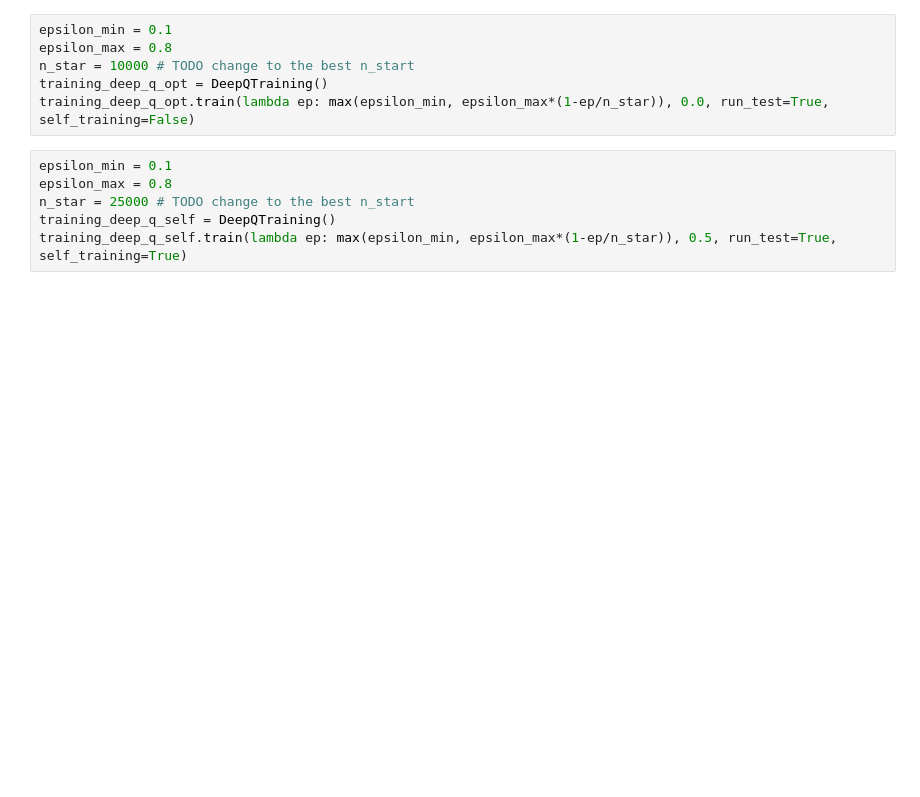
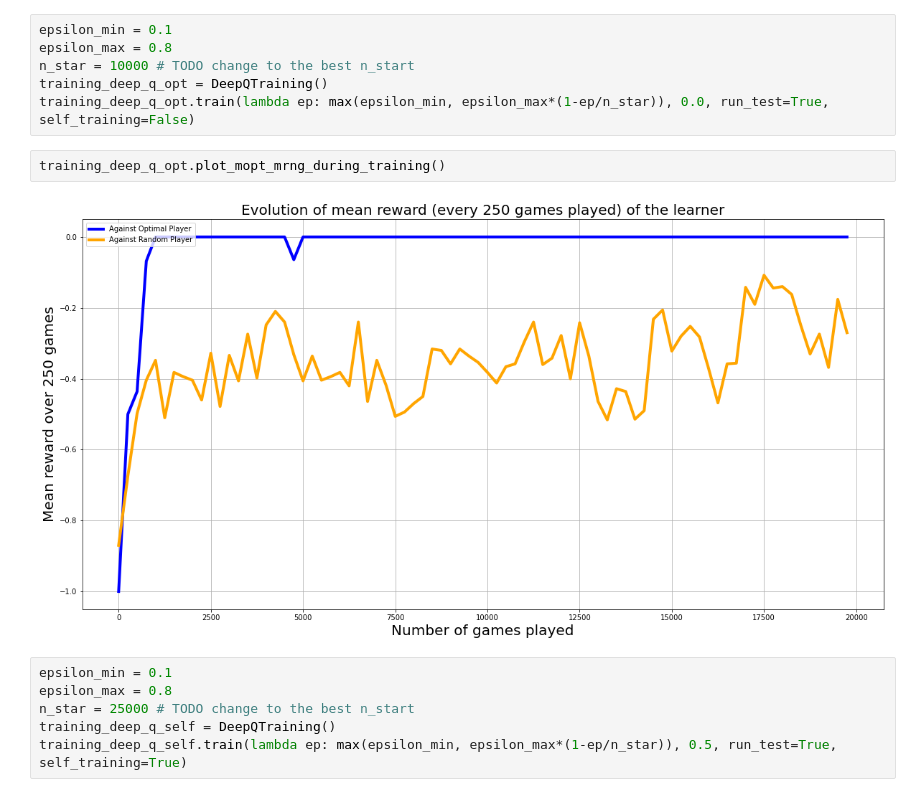
Before and after one commit to Ingloryon/ANN2022_TicTacToe, a Jupyter notebook: DeepQLearning.ipynb, the cells around one changed output. Saved outputs shown, nothing was run; the diff lists cells and outputs as text; blank space fills up the shorter version.

```diff
--- a/DeepQLearning.ipynb
+++ b/DeepQLearning.ipynb
@@ -253,6 +253,10 @@ epsilon_max = 0.8
 n_star = 10000 # TODO change to the best n_start
 training_deep_q_opt = DeepQTraining()
 training_deep_q_opt.train(lambda ep: max(epsilon_min, epsilon_max*(1-ep/n_star)), 0.0, run_test=True, self_training=False)
+# %%
+training_deep_q_opt.plot_mopt_mrng_during_training()
+# %% [output]
+[figure, added]
 # %%
 epsilon_min = 0.1
 epsilon_max = 0.8
```
